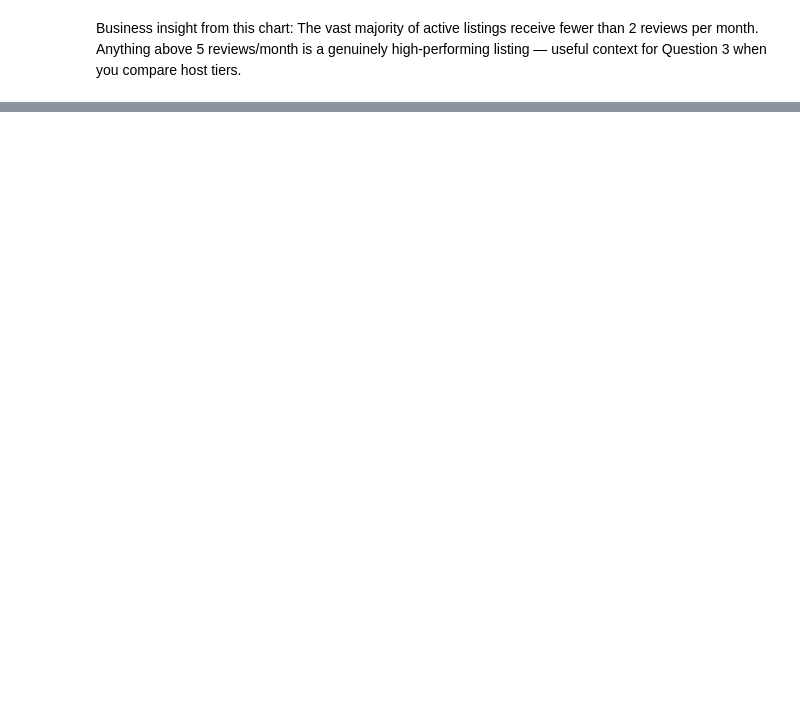
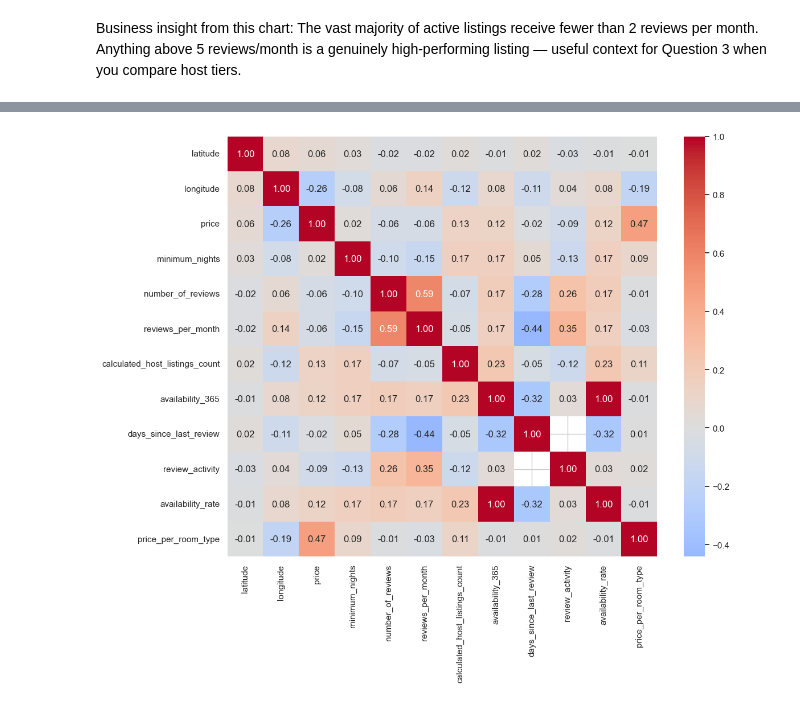
Before and after one commit to MSultanbek/airbnb-nyc-eda, a Jupyter notebook: notebooks/airbnb.ipynb, the cells around one changed output, grey strips where cells are left out. Drawn from its saved outputs; the diff is of its cells as text; code cells hidden in the pictures; blank space fills up the shorter version.

```diff
--- a/notebooks/airbnb.ipynb
+++ b/notebooks/airbnb.ipynb
@@ -376,0 +431,16 @@ Business insight from this chart: The vast majority of active listings receive f
+# %%
+corr_matrix = df.select_dtypes(include='number').corr()
+
+fig, ax = plt.subplots(figsize=(12,10))
+sns.heatmap(corr_matrix,
+            annot=True,
+            fmt=".2f",
+            cmap="coolwarm",
+            center = 0,
+            ax = ax)
+
+plt.tight_layout()
+plt.savefig('../visuals/Heatmap', dpi=150, bbox_inches='tight')
+plt.show()
+# %% [output]
+[figure, added]
```
Also changed, not shown: parts of 11 cells of this notebook, 5 other files.
